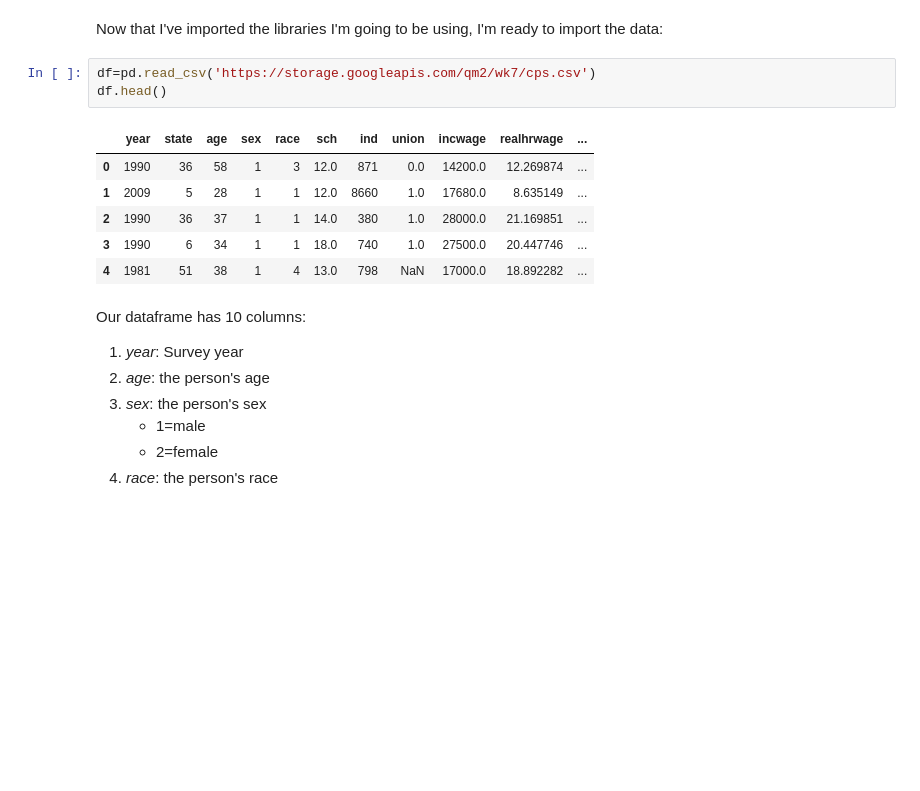
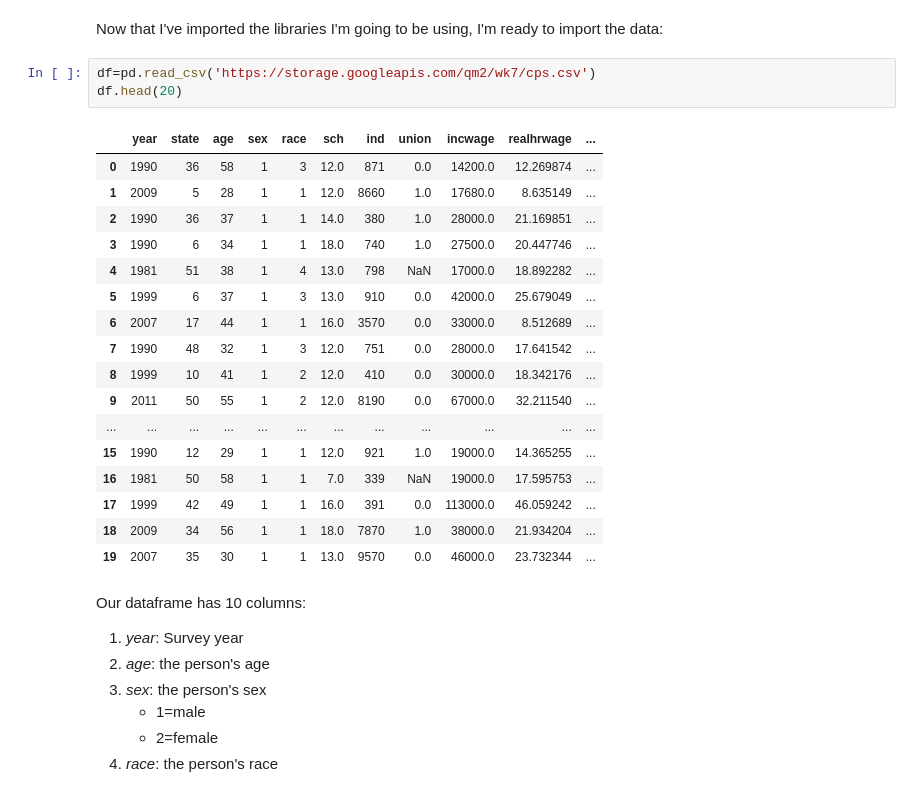
Before and after one commit to adaozdmr/QM2, a Jupyter notebook: notebooks/W07. Linear Regression.ipynb, the cells around one changed output. Saved outputs shown, nothing was run; the diff lists cells and outputs as text; blank space fills up the shorter version.

```diff
--- a/notebooks/W07. Linear Regression.ipynb
+++ b/notebooks/W07. Linear Regression.ipynb
@@ -48,14 +48,25 @@ sns.set_style("white")
 Now that I've imported the libraries I'm going to be using, I'm ready to import the data:
 # %%
 df=pd.read_csv('https://storage.googleapis.com/qm2/wk7/cps.csv')
-df.head()
+df.head(20)
 # %% [output]
 |  | year | state | age | sex | race | sch | ind | union | incwage | realhrwage | ... |
 | 0 | 1990 | 36 | 58 | 1 | 3 | 12.0 | 871 | 0.0 | 14200.0 | 12.269874 | ... |
 | 1 | 2009 | 5 | 28 | 1 | 1 | 12.0 | 8660 | 1.0 | 17680.0 | 8.635149 | ... |
 | 2 | 1990 | 36 | 37 | 1 | 1 | 14.0 | 380 | 1.0 | 28000.0 | 21.169851 | ... |
 | 3 | 1990 | 6 | 34 | 1 | 1 | 18.0 | 740 | 1.0 | 27500.0 | 20.447746 | ... |
 | 4 | 1981 | 51 | 38 | 1 | 4 | 13.0 | 798 | NaN | 17000.0 | 18.892282 | ... |
+| 5 | 1999 | 6 | 37 | 1 | 3 | 13.0 | 910 | 0.0 | 42000.0 | 25.679049 | ... |
+| 6 | 2007 | 17 | 44 | 1 | 1 | 16.0 | 3570 | 0.0 | 33000.0 | 8.512689 | ... |
+| 7 | 1990 | 48 | 32 | 1 | 3 | 12.0 | 751 | 0.0 | 28000.0 | 17.641542 | ... |
+| 8 | 1999 | 10 | 41 | 1 | 2 | 12.0 | 410 | 0.0 | 30000.0 | 18.342176 | ... |
+| 9 | 2011 | 50 | 55 | 1 | 2 | 12.0 | 8190 | 0.0 | 67000.0 | 32.211540 | ... |
+| ... | ... | ... | ... | ... | ... | ... | ... | ... | ... | ... | ... |
+| 15 | 1990 | 12 | 29 | 1 | 1 | 12.0 | 921 | 1.0 | 19000.0 | 14.365255 | ... |
+| 16 | 1981 | 50 | 58 | 1 | 1 | 7.0 | 339 | NaN | 19000.0 | 17.595753 | ... |
+| 17 | 1999 | 42 | 49 | 1 | 1 | 16.0 | 391 | 0.0 | 113000.0 | 46.059242 | ... |
+| 18 | 2009 | 34 | 56 | 1 | 1 | 18.0 | 7870 | 1.0 | 38000.0 | 21.934204 | ... |
+| 19 | 2007 | 35 | 30 | 1 | 1 | 13.0 | 9570 | 0.0 | 46000.0 | 23.732344 | ... |
 # %% [markdown]
 Our dataframe has 10 columns:
 
```
Also changed, not shown: parts of 1 cell of this notebook.
